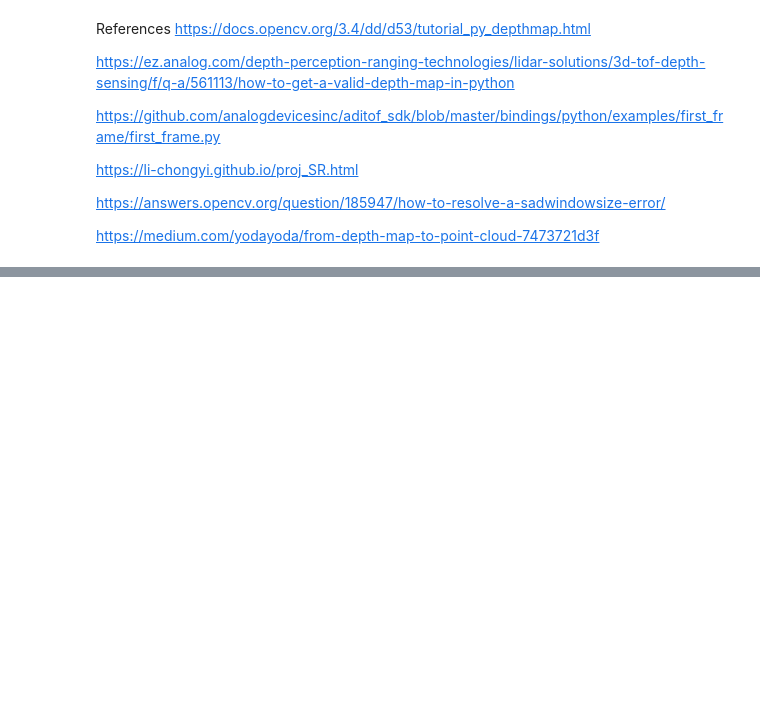
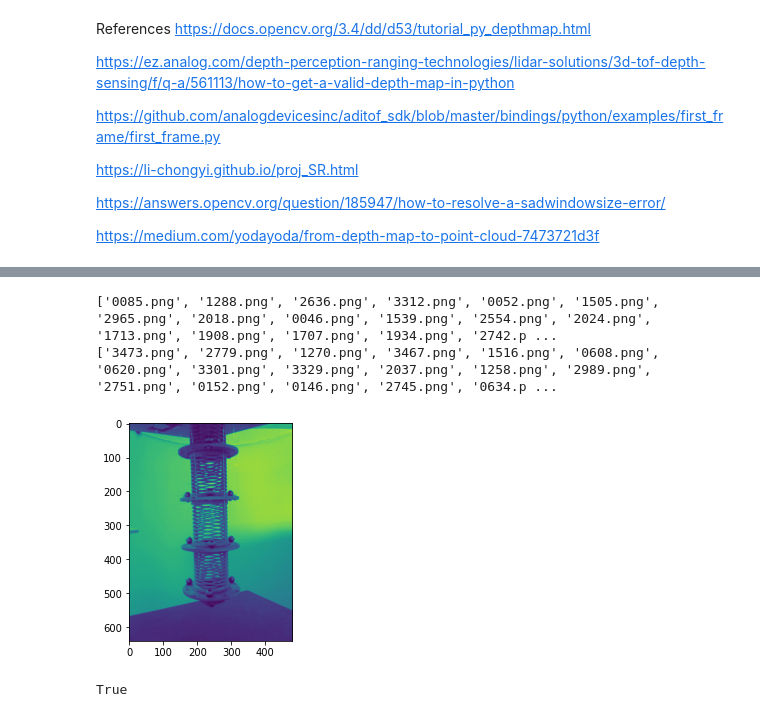
Before and after one commit to iuri/opencv, a Jupyter notebook: depthmap_stereo.ipynb, the cells around one changed output, grey strips where cells are left out. Drawn from its saved outputs; the diff is of its cells as text; code cells hidden in the pictures; blank space fills up the shorter version.

```diff
--- a/depthmap_stereo.ipynb
+++ b/depthmap_stereo.ipynb
@@ -55,0 +85,27 @@ error: ignored
+# %%
+# Comparing an image and its neighboor of the same camera.
+# Left image paths
+pathL = '/content/gdrive/MyDrive/MCTI/dataset/camera1/new/'
+# Right image paths
+pathR = '/content/gdrive/MyDrive/MCTI/dataset/camera3/new/'
+print(os.listdir(pathL))
+print(os.listdir(pathR))
+# Potential fix
+# os.environ['OPENCV_IO_MAX_IMAGE_PIXELS']=str(2**64)
+
+filenameL = pathL + '0021.png'
+filenameR = pathR + '0021.png'
+# %% [output]
+['0085.png', '1288.png', '2636.png', '3312.png', '0052.png', '1505.png', '2965.png', '2018.png', '0046.png', '1539.png', '2554.png', '2024.png', '1713.png', '1908.png', '1707.png', '1934.png', '2742.p ...
+['3473.png', '2779.png', '1270.png', '3467.png', '1516.png', '0608.png', '0620.png', '3301.png', '3329.png', '2037.png', '1258.png', '2989.png', '2751.png', '0152.png', '0146.png', '2745.png', '0634.p ...
+# %%
+imgL = cv.imread(filenameL, cv.IMREAD_GRAYSCALE)
+imgR = cv.imread(filenameR, cv.IMREAD_GRAYSCALE)
+# print(imgL)
+# print(imgR)
+# %%
+# displaying grascale image
+plt.imshow(imgL)
+plt.show()
+# %% [output]
+[figure, added]
@@ -55,0 +116,8 @@ error: ignored
+# %%
+filenameL = '/content/gdrive/MyDrive/MCTI/Bolsa/RGB/0021.png'
+filenameR = '/content/gdrive/MyDrive/MCTI/Bolsa/RGB/0022.png'
+# saving rgb image file
+cv.imwrite(filenameL,imgL)
+cv.imwrite(filenameR,imgR)
+# %% [output]
+True
```
Also changed, not shown: parts of 41 cells of this notebook.
